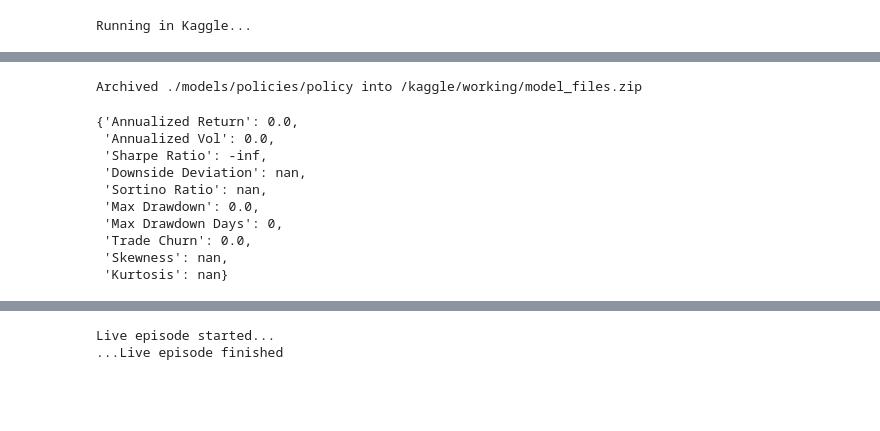
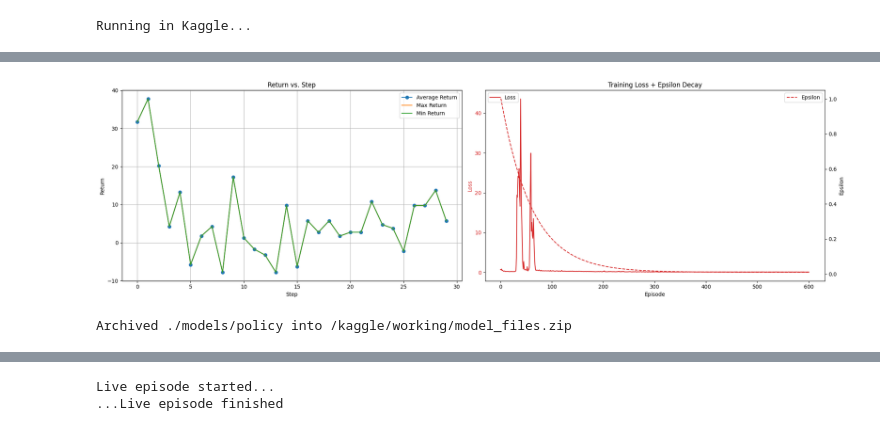
Before and after one commit to adamd1985/notebooks, a Jupyter notebook: rltest.ipynb, the cells around one changed output, grey strips where cells are left out. Drawn from its saved outputs; the diff is of its cells as text; code cells hidden in the pictures; blank space fills up the shorter version.

Commit message:
Kaggle Notebook | RLTEST | Version 5

```diff
--- a/rltest.ipynb
+++ b/rltest.ipynb
@@ -744,7 +749,7 @@ def create_q_network(env, fc_layer_params=LAYERS, dropout_rate=DROPOUT, l2_reg=L
 
     return q_net
 
-def create_agent(q_net, env, t_q_net = None, optimizer = None, eps=EPSILON_START, learning_rate=LEARN_RATE, gradient_clipping = GRAD_CLIP, discount=DISCOUNT):
+def create_agent(q_net, env, global_step = None, t_q_net = None, optimizer = None, eps=EPSILON_START, learning_rate=LEARN_RATE, gradient_clipping = GRAD_CLIP, discount=DISCOUNT):
     """
     Creates a DQN agent for a given environment with specified configurations.
 
@@ -782,7 +787,7 @@ def create_agent(q_net, env, t_q_net = None, optimizer = None, eps=EPSILON_START
         epsilon_greedy = eps,
         gradient_clipping = gradient_clipping,
         td_errors_loss_fn=common.element_wise_huber_loss,
-        train_step_counter=tf.compat.v1.train.get_or_create_global_step(),
+        train_step_counter=global_step,
         name="TradeAgent")
 
     agent.initialize()
@@ -790,9 +795,10 @@ def create_agent(q_net, env, t_q_net = None, optimizer = None, eps=EPSILON_START
     return agent
 
 with strategy.scope():
+    global_step = tf.compat.v1.train.get_or_create_global_step()
     q_net = create_q_network(train_env)
     t_q_net = create_q_network(train_env)
-    tf_agent = create_agent(q_net, train_env, t_q_net=t_q_net)
+    tf_agent = create_agent(q_net, train_env, global_step=global_step, t_q_net=t_q_net)
 # %%
 table_name = 'uniform_table'
 table = reverb.Table(
@@ -918,9 +895,9 @@ agent_learner = learner.Learner(
 # %%
 def get_eval_metrics(tf_eval_env):
     eval_metrics = [
-        tf_metrics.AverageReturnMetric(buffer_size=TEST_INTERVALS),
-        tf_metrics.MinReturnMetric(buffer_size=TEST_INTERVALS),
-        tf_metrics.MaxReturnMetric(buffer_size=TEST_INTERVALS),
+        tf_metrics.AverageReturnMetric(buffer_size=TEST_INTERVALS + 1),
+        tf_metrics.MinReturnMetric(buffer_size=TEST_INTERVALS + 1),
+        tf_metrics.MaxReturnMetric(buffer_size=TEST_INTERVALS + 1),
     ]
     eval_dir = os.path.join(MODELS_PATH, 'eval')
     eval_summary_writer = tf.compat.v2.summary.create_file_writer(
@@ -931,7 +908,7 @@ def get_eval_metrics(tf_eval_env):
         tf_eval_env,
         tf_eval_policy,
         num_episodes=EVAL_EPISODES,
-        train_step=tf.compat.v1.train.get_or_create_global_step(),
+        train_step=global_step,
         summary_writer=eval_summary_writer,
         summary_prefix='Metrics',
     )
@@ -1008,8 +1000,40 @@ Training complete @ 1500
+# %%
+average_returns = [return_dict['AverageReturn'].numpy() for return_dict in returns]
+min_returns = [return_dict['MinReturn'].numpy() for return_dict in returns]
+max_returns = [return_dict['MaxReturn'].numpy() for return_dict in returns]
+
+fig, ax = plt.subplots(1, 2, figsize=(20, 6))
+
+steps = range(0, len(average_returns))
+ax[0].plot(steps, average_returns, marker='o', label='Average Return')
+ax[0].plot(steps, max_returns, label='Max Return')
+ax[0].plot(steps, min_returns, label='Min Return')
+ax[0].fill_between(steps, min_returns, max_returns, color='gray', alpha=0.3)  #
+ax[0].set_ylabel('Return')
+ax[0].set_xlabel('Step')
+ax[0].set_title('Return vs. Step')
+ax[0].grid(True)
+ax[0].legend()
+
+color = 'tab:red'
+ax[1].set_xlabel('Episode')
+ax[1].set_ylabel('Loss', color=color)
+ax[1].plot(losses, color=color, label='Loss')
+ax[1].tick_params(axis='y', labelcolor=color)
+
+ax2 = ax[1].twinx()
+ax2.set_ylabel('Epsilon')
+ax2.plot(eps, color=color, linestyle='--', label='Epsilon')
+ax2.tick_params(axis='y')
+ax2.legend()
+ax[1].set_title('Training Loss + Epsilon Decay')
+ax[1].legend(loc="upper left")
+
+plt.tight_layout()
+plt.show()
+# %% [output]
+[figure, added]
 # %%
-policy_dir = os.path.join(saved_model_dir, 'policy')
-tf_policy_saver = policy_saver.PolicySaver(tf_eval_policy)
-tf_policy_saver.save(policy_dir)
-
 if IN_COLAB:
     archive_path = shutil.make_archive("model_files", 'zip', root_dir='.', base_dir=f'{GDRIVE}/MyDrive/{policy_dir}')
     print(f"Archived {GDRIVE}/MyDrive/{archive_path}")
@@ -1017,17 +1041,4 @@ else:
     archive_path = shutil.make_archive("model_files", 'zip', root_dir='.', base_dir=policy_dir)
     print(f"Archived {policy_dir} into {archive_path}")
 # %% [output]
-Archived ./models/policies/policy into /kaggle/working/model_files.zip
+Archived ./models/policy into /kaggle/working/model_files.zip
-# %%
-eval_env.get_trade_stats()
-# %% [output]
-{'Annualized Return': 0.0,
- 'Annualized Vol': 0.0,
- 'Sharpe Ratio': -inf,
- 'Downside Deviation': nan,
- 'Sortino Ratio': nan,
- 'Max Drawdown': 0.0,
- 'Max Drawdown Days': 0,
- 'Trade Churn': 0.0,
- 'Skewness': nan,
- 'Kurtosis': nan}
```
Also changed, not shown: parts of 16 cells of this notebook.
